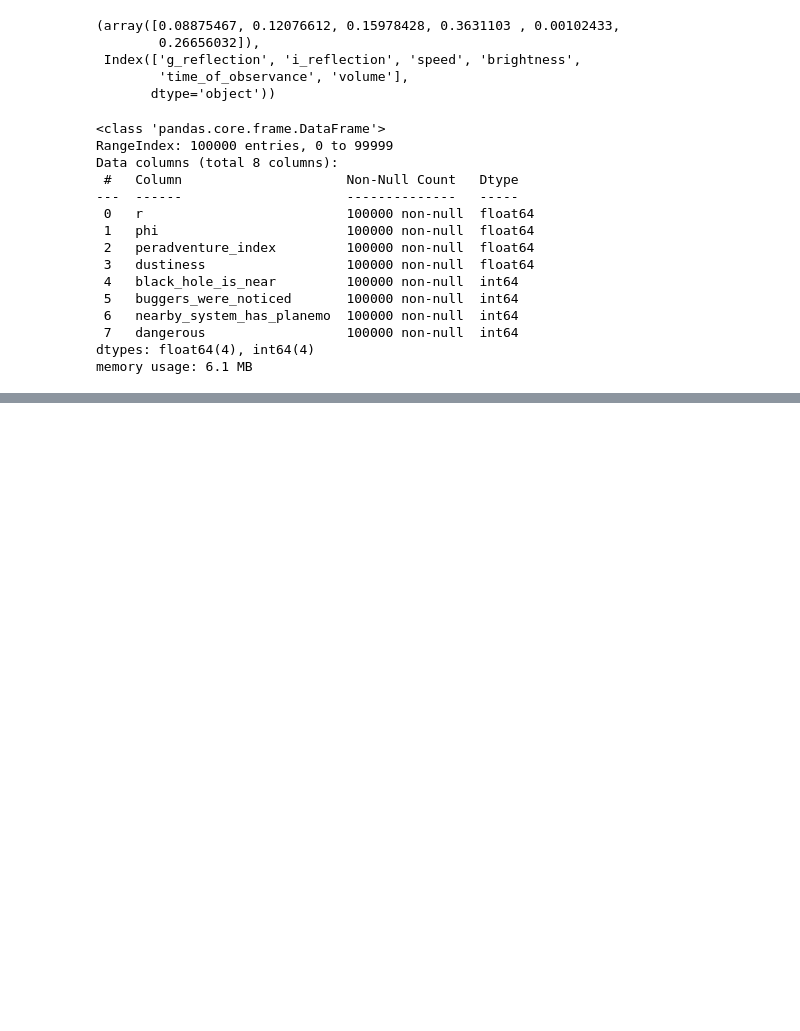
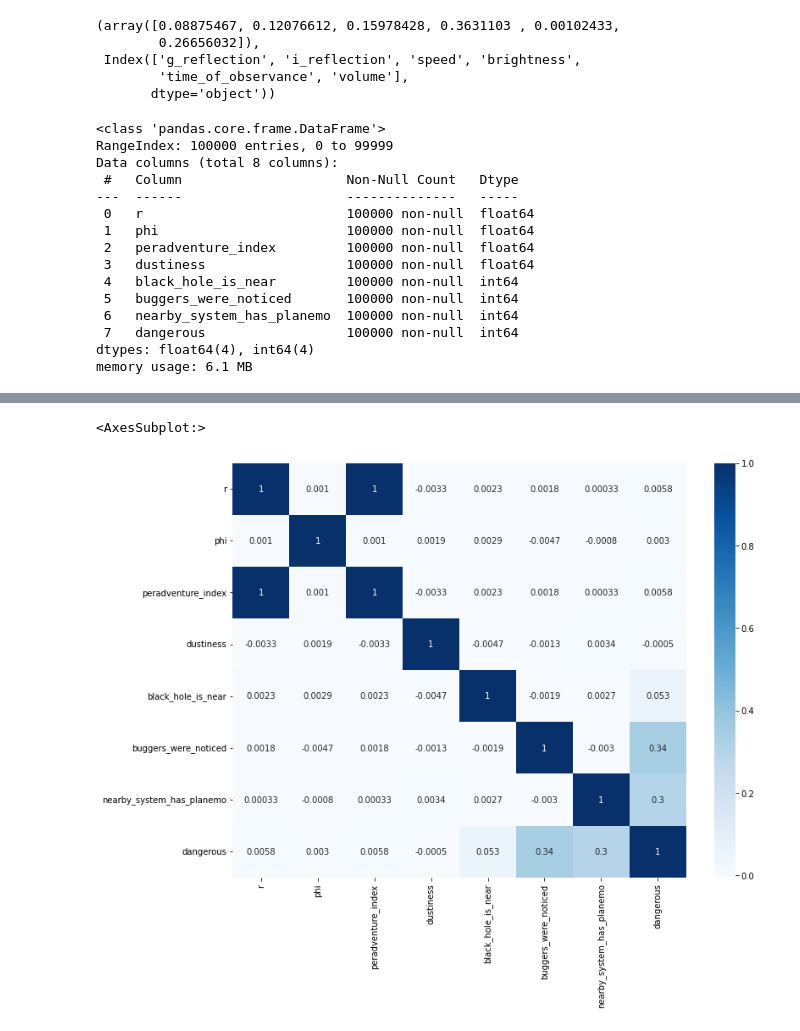
Before and after one commit to AndreyKurdyubov/Stepik_introML, a Jupyter notebook: Module 3.ipynb, the cells around one changed output, grey strips where cells are left out. Drawn from its saved outputs; the diff is of its cells as text; code cells hidden in the pictures; blank space fills up the shorter version.

```diff
--- a/Module 3.ipynb
+++ b/Module 3.ipynb
@@ -335,0 +393,6 @@ memory usage: 6.1 MB
+# %%
+plt.rcParams['figure.figsize'] = (12, 9)
+sns.heatmap(space.corr(), annot=True, cmap=plt.cm.Blues)
+# %% [output]
+<AxesSubplot:>
+[figure, added]
```
Also changed, not shown: parts of 9 cells of this notebook.
